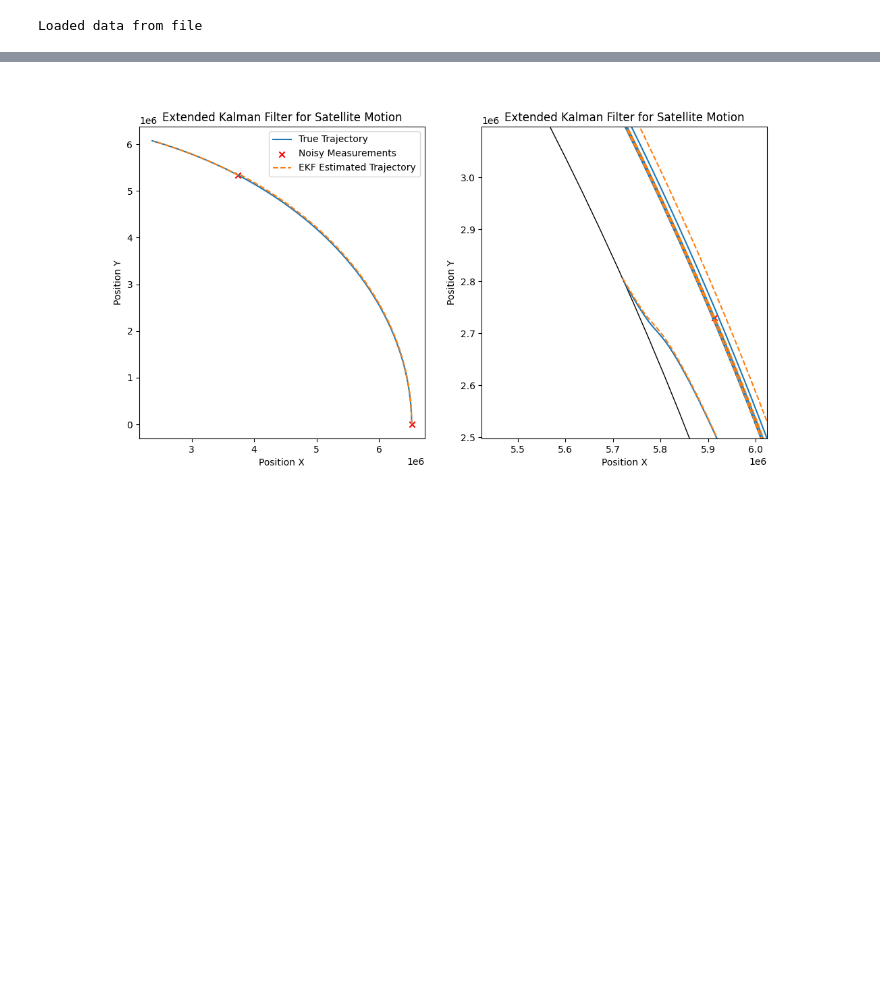
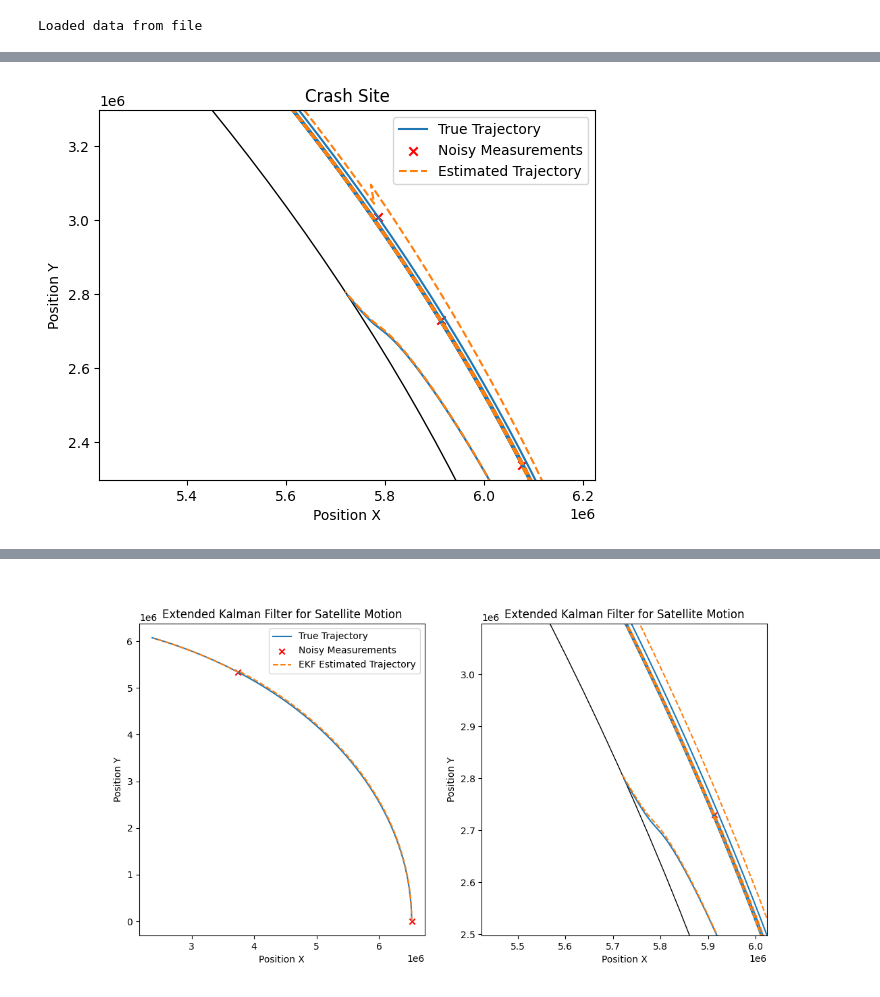
Before and after one commit to brendanbennett/deorbiter, a Jupyter notebook: examples/EKF_example.ipynb, the cells around one changed output, grey strips where cells are left out. Drawn from its saved outputs; the diff is of its cells as text; code cells hidden in the pictures; blank space fills up the shorter version.

```diff
--- a/examples/EKF_example.ipynb
+++ b/examples/EKF_example.ipynb
@@ -103,0 +68,4 @@ plt.show()
+# %%
+plot_crash_site(true_traj, observations=observation_states, estimated_traj=estimated_traj)
+# %% [output]
+[figure, added]
```
Also changed, not shown: parts of 7 cells of this notebook, 3 other files.
